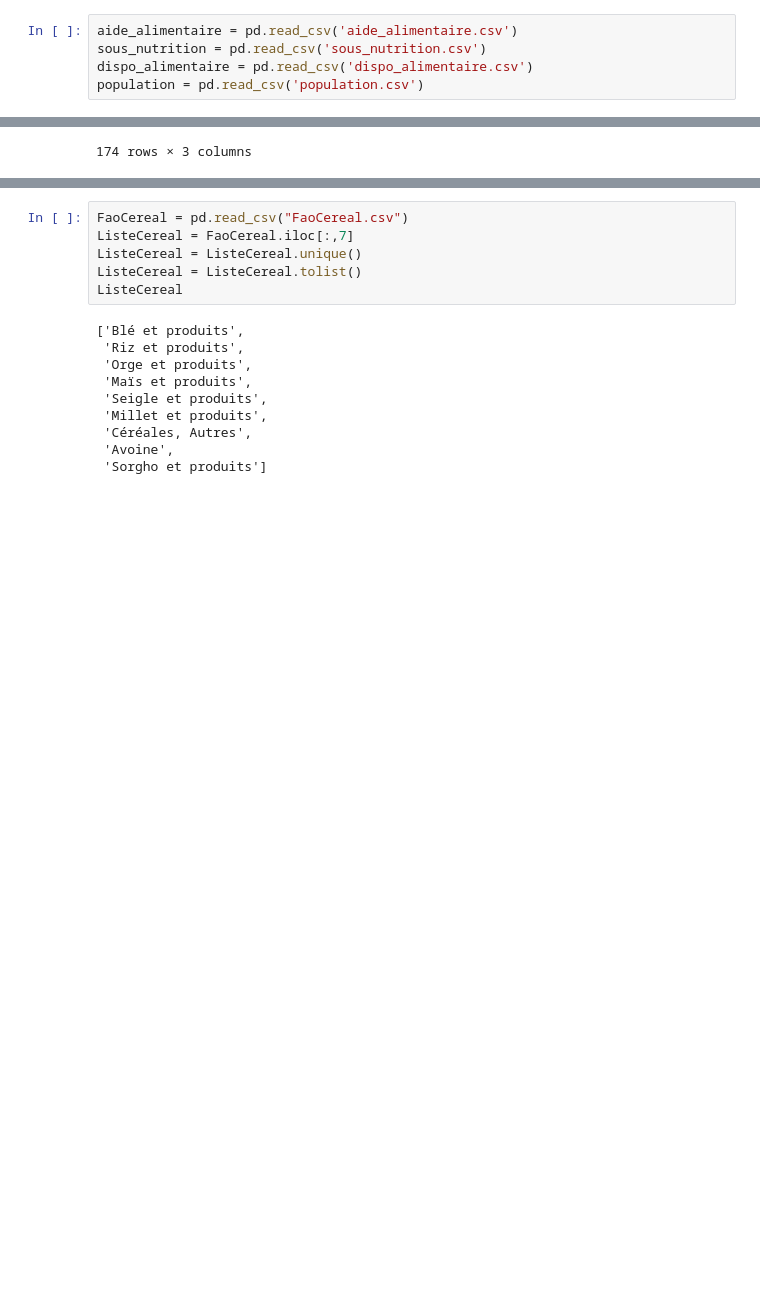
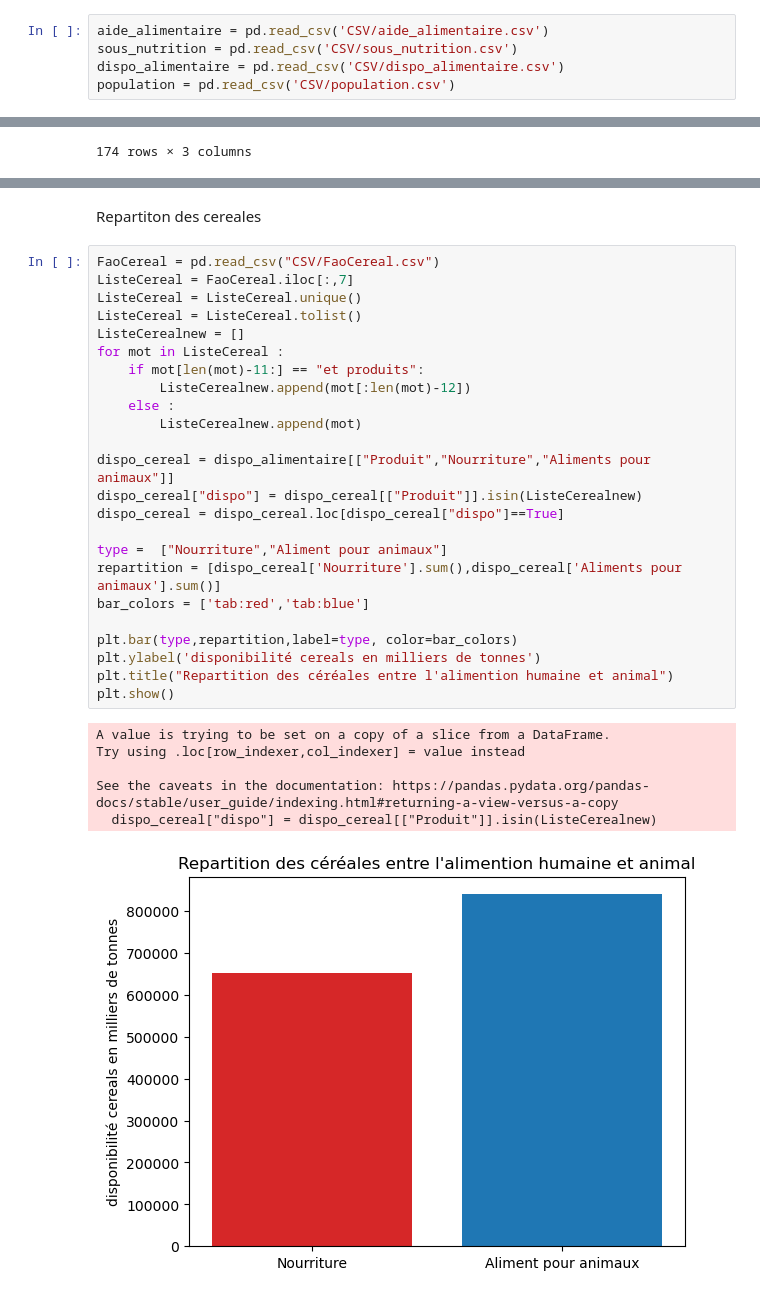
Before and after one commit to Luucaaas/R-alisezUne-tudeDeSant-Publique, a Jupyter notebook: Projet_4.ipynb, the cells around one changed output, grey strips where cells are left out. Cells and saved outputs as stored; diff of their text form; blank space fills up the shorter version.

```diff
--- a/Projet_4.ipynb
+++ b/Projet_4.ipynb
@@ -13,9 +13,9 @@ import matplotlib as plt
 import seaborn as sns
 # %%
-aide_alimentaire = pd.read_csv('aide_alimentaire.csv')
-sous_nutrition = pd.read_csv('sous_nutrition.csv')
-dispo_alimentaire = pd.read_csv('dispo_alimentaire.csv')
-population = pd.read_csv('population.csv')
+aide_alimentaire = pd.read_csv('CSV/aide_alimentaire.csv')
+sous_nutrition = pd.read_csv('CSV/sous_nutrition.csv')
+dispo_alimentaire = pd.read_csv('CSV/dispo_alimentaire.csv')
+population = pd.read_csv('CSV/population.csv')
 # %%
 #display(aide_alimentaire.head())
 #display(sous_nutrition.head())
@@ -204,16 +141,33 @@ dispo_alimentaire.loc[dispo_alimentaire["Produit"]=="Sésame",:]
+# %% [markdown]
+Repartiton des cereales
 # %%
-FaoCereal = pd.read_csv("FaoCereal.csv")
+FaoCereal = pd.read_csv("CSV/FaoCereal.csv")
 ListeCereal = FaoCereal.iloc[:,7]
 ListeCereal = ListeCereal.unique()
 ListeCereal = ListeCereal.tolist()
-ListeCereal
+ListeCerealnew = []
+for mot in ListeCereal :
+    if mot[len(mot)-11:] == "et produits":
+        ListeCerealnew.append(mot[:len(mot)-12])
+    else :
+        ListeCerealnew.append(mot)
+
+dispo_cereal = dispo_alimentaire[["Produit","Nourriture","Aliments pour animaux"]]
+dispo_cereal["dispo"] = dispo_cereal[["Produit"]].isin(ListeCerealnew)
+dispo_cereal = dispo_cereal.loc[dispo_cereal["dispo"]==True]
+
+type =  ["Nourriture","Aliment pour animaux"]
+repartition = [dispo_cereal['Nourriture'].sum(),dispo_cereal['Aliments pour animaux'].sum()]
+bar_colors = ['tab:red','tab:blue']
+
+plt.bar(type,repartition,label=type, color=bar_colors)
+plt.ylabel('disponibilité cereals en milliers de tonnes')
+plt.title("Repartition des céréales entre l'alimention humaine et animal")
+plt.show()
 # %% [output]
-['Blé et produits',
- 'Riz et produits',
- 'Orge et produits',
- 'Maïs et produits',
- 'Seigle et produits',
- 'Millet et produits',
- 'Céréales, Autres',
- 'Avoine',
- 'Sorgho et produits']
+A value is trying to be set on a copy of a slice from a DataFrame.
+Try using .loc[row_indexer,col_indexer] = value instead
+
+See the caveats in the documentation: https://pandas.pydata.org/pandas-docs/stable/user_guide/indexing.html#returning-a-view-versus-a-copy
+  dispo_cereal["dispo"] = dispo_cereal[["Produit"]].isin(ListeCerealnew)
+[figure, added]
```
Also changed, not shown: parts of 25 cells of this notebook.
